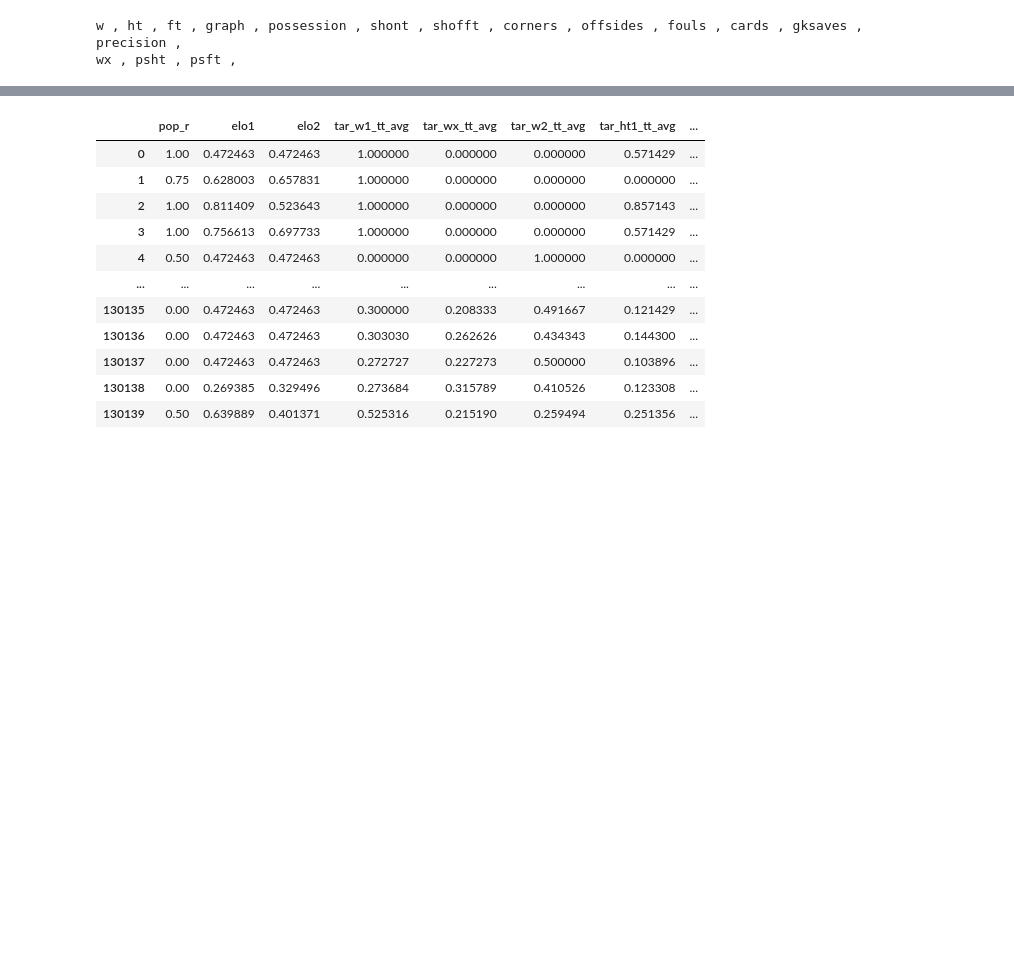
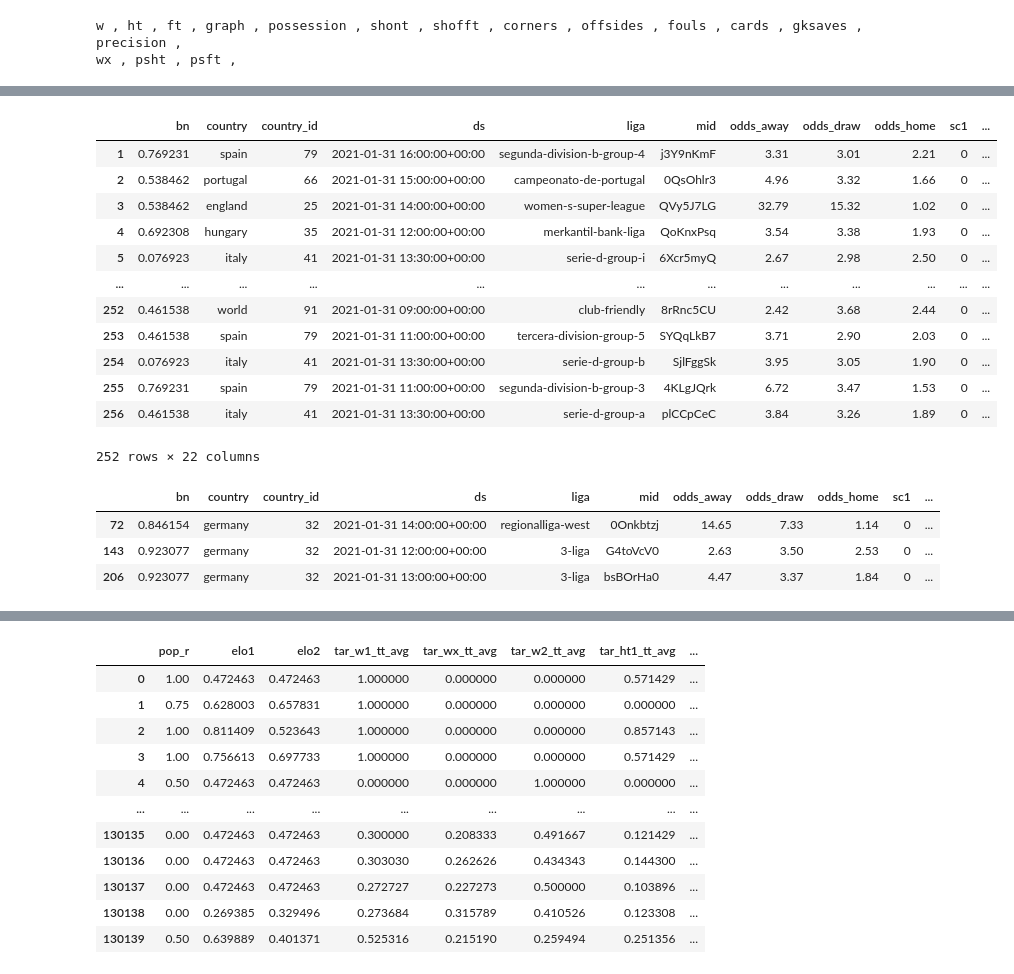
Before and after one commit to hwait/soccer, a Jupyter notebook: data.ipynb, the cells around one changed output, grey strips where cells are left out. Saved outputs shown, nothing was run; the diff lists cells and outputs as text; code cells hidden in the pictures; blank space fills up the shorter version.

```diff
--- a/data.ipynb
+++ b/data.ipynb
@@ -512,0 +552,23 @@ df_away[df_away.mid==8736289]
+# %%
+df_op
+# %% [output]
+|  | bn | country | country_id | ds | liga | mid | odds_away | odds_draw | odds_home | sc1 | ... |
+| 1 | 0.769231 | spain | 79 | 2021-01-31 16:00:00+00:00 | segunda-division-b-group-4 | j3Y9nKmF | 3.31 | 3.01 | 2.21 | 0 | ... |
+| 2 | 0.538462 | portugal | 66 | 2021-01-31 15:00:00+00:00 | campeonato-de-portugal | 0QsOhlr3 | 4.96 | 3.32 | 1.66 | 0 | ... |
+| 3 | 0.538462 | england | 25 | 2021-01-31 14:00:00+00:00 | women-s-super-league | QVy5J7LG | 32.79 | 15.32 | 1.02 | 0 | ... |
+| 4 | 0.692308 | hungary | 35 | 2021-01-31 12:00:00+00:00 | merkantil-bank-liga | QoKnxPsq | 3.54 | 3.38 | 1.93 | 0 | ... |
+| 5 | 0.076923 | italy | 41 | 2021-01-31 13:30:00+00:00 | serie-d-group-i | 6Xcr5myQ | 2.67 | 2.98 | 2.50 | 0 | ... |
+| ... | ... | ... | ... | ... | ... | ... | ... | ... | ... | ... | ... |
+| 252 | 0.461538 | world | 91 | 2021-01-31 09:00:00+00:00 | club-friendly | 8rRnc5CU | 2.42 | 3.68 | 2.44 | 0 | ... |
+| 253 | 0.461538 | spain | 79 | 2021-01-31 11:00:00+00:00 | tercera-division-group-5 | SYQqLkB7 | 3.71 | 2.90 | 2.03 | 0 | ... |
+| 254 | 0.076923 | italy | 41 | 2021-01-31 13:30:00+00:00 | serie-d-group-b | SjlFggSk | 3.95 | 3.05 | 1.90 | 0 | ... |
+| 255 | 0.769231 | spain | 79 | 2021-01-31 11:00:00+00:00 | segunda-division-b-group-3 | 4KLgJQrk | 6.72 | 3.47 | 1.53 | 0 | ... |
+| 256 | 0.461538 | italy | 41 | 2021-01-31 13:30:00+00:00 | serie-d-group-a | plCCpCeC | 3.84 | 3.26 | 1.89 | 0 | ... |
+252 rows × 22 columns
+# %%
+df_op[(df_op['country']=='germany') & ~(df_op['liga'].str.contains('segunda')) & ~(df_op['liga'].str.contains('tercera'))]
+# %% [output]
+|  | bn | country | country_id | ds | liga | mid | odds_away | odds_draw | odds_home | sc1 | ... |
+| 72 | 0.846154 | germany | 32 | 2021-01-31 14:00:00+00:00 | regionalliga-west | 0Onkbtzj | 14.65 | 7.33 | 1.14 | 0 | ... |
+| 143 | 0.923077 | germany | 32 | 2021-01-31 12:00:00+00:00 | 3-liga | G4toVcV0 | 2.63 | 3.50 | 2.53 | 0 | ... |
+| 206 | 0.923077 | germany | 32 | 2021-01-31 13:00:00+00:00 | 3-liga | bsBOrHa0 | 4.47 | 3.37 | 1.84 | 0 | ... |
```
Also changed, not shown: parts of 26 cells of this notebook, 12 other files.
